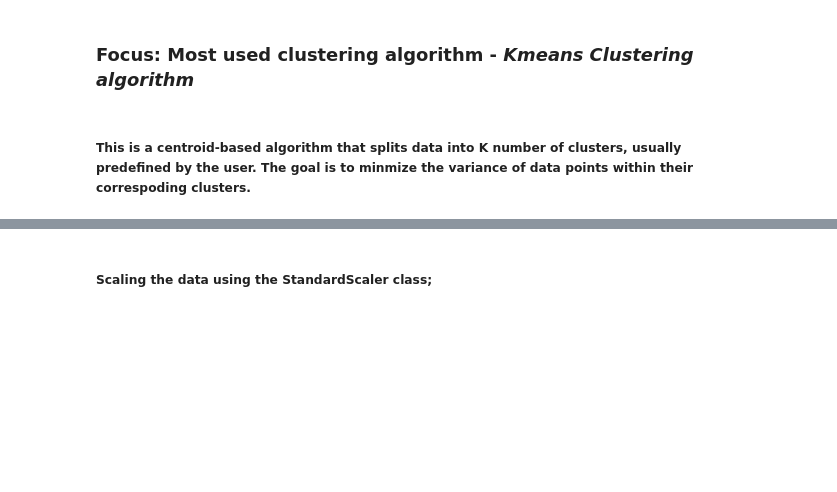
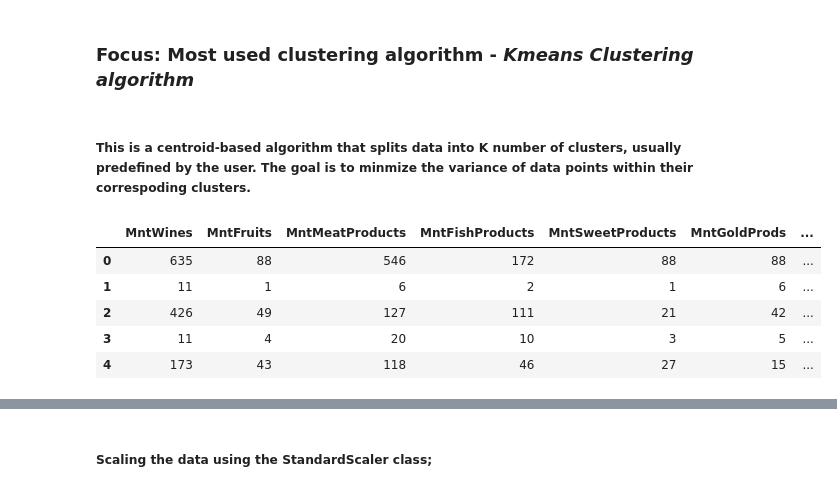
Before and after one commit to vin-olot/Projects, a Jupyter notebook: Multivariate Analysis.ipynb, the cells around one changed output, grey strips where cells are left out. Saved outputs shown, nothing was run; the diff lists cells and outputs as text; code cells hidden in the pictures; blank space fills up the shorter version.

Commit message:
update data

```diff
--- a/Multivariate Analysis.ipynb
+++ b/Multivariate Analysis.ipynb
@@ -14,9 +14,16 @@ import seaborn as sns
 from sklearn.preprocessing import StandardScaler
 from sklearn.cluster import KMeans
 # %%
-data = pd.read_csv('marketing_campaign.csv')
+data = pd.read_csv('data/marketing_campaign.csv')
 data = data[['MntWines', 'MntFruits', 'MntMeatProducts', 'MntFishProducts', 'MntSweetProducts','MntGoldProds',
              'NumDealsPurchases', 'NumWebPurchases', 'NumCatalogPurchases', 'NumStorePurchases', 'NumWebVisitsMonth']]
 data.head()
+# %% [output]
+|  | MntWines | MntFruits | MntMeatProducts | MntFishProducts | MntSweetProducts | MntGoldProds | ... |
+| 0 | 635 | 88 | 546 | 172 | 88 | 88 | ... |
+| 1 | 11 | 1 | 6 | 2 | 1 | 6 | ... |
+| 2 | 426 | 49 | 127 | 111 | 21 | 42 | ... |
+| 3 | 11 | 4 | 20 | 10 | 3 | 5 | ... |
+| 4 | 173 | 43 | 118 | 46 | 27 | 15 | ... |
 # %%
 data.isnull().sum()
```
Also changed, not shown: parts of 29 cells of this notebook, 1 other file.
